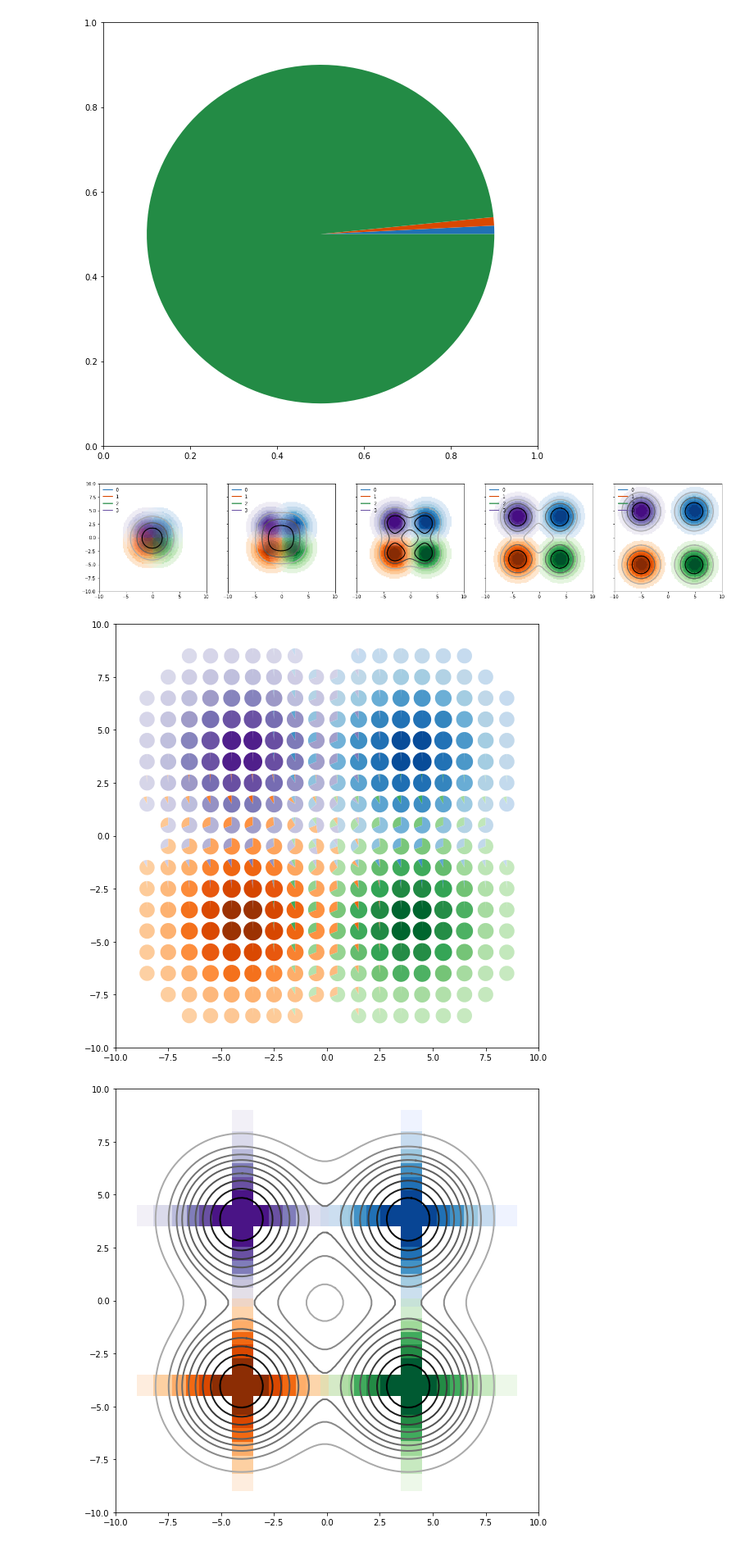
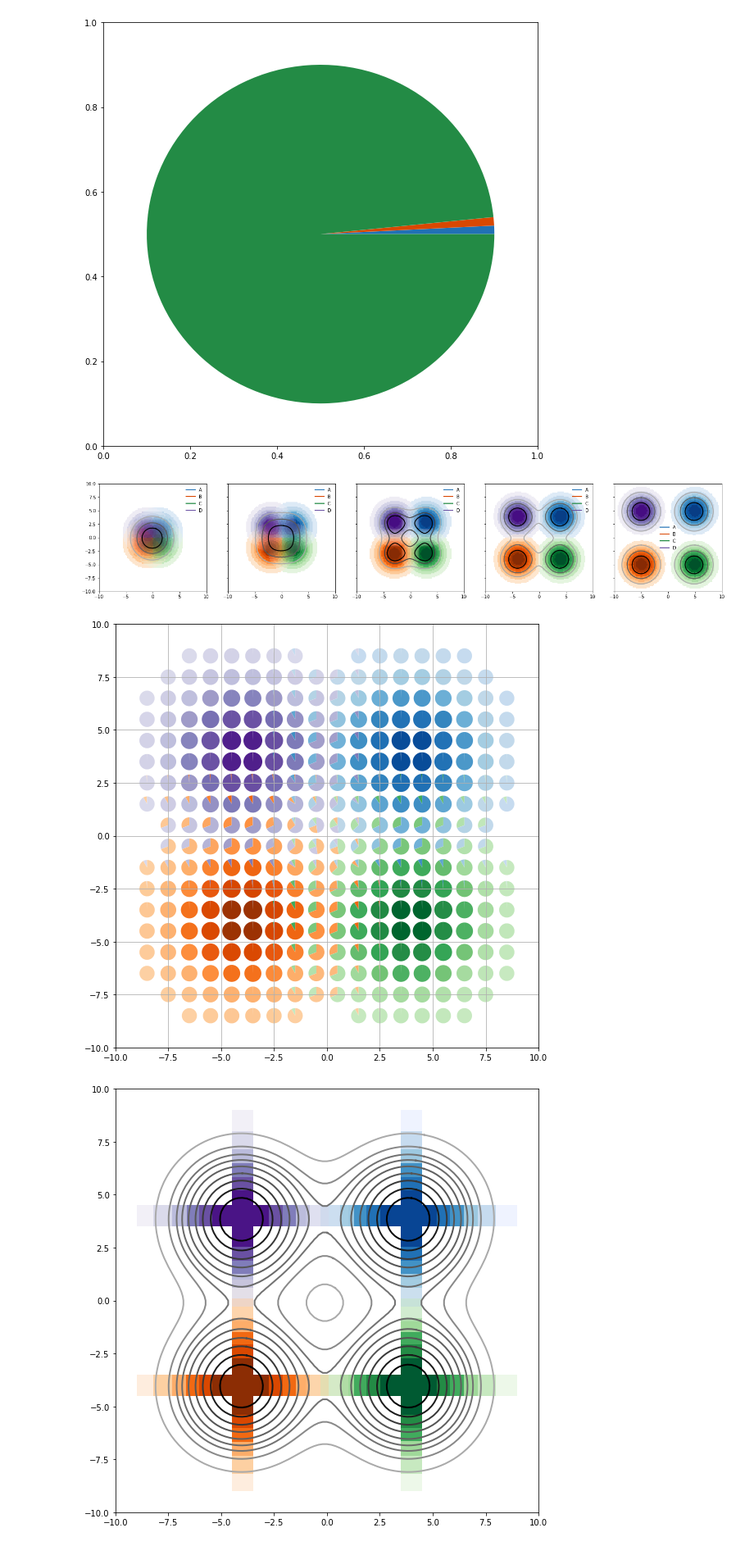
Before and after one commit to asver12/contour-maps-visualization, a Jupyter notebook: examples/Pie-charts.ipynb, the cells around one changed output. Shown at 82% size. Saved outputs shown, nothing was run; the diff lists cells and outputs as text; code cells hidden in the pictures.

```diff
--- a/examples/Pie-charts.ipynb
+++ b/examples/Pie-charts.ipynb
@@ -23,5 +22,5 @@ plt.rcParams['figure.figsize'] = [width, height]
 colorschemes = color_schemes.get_colorbrewer_schemes()
 color_codes = [color_schemes.get_main_color(i)[-1] for i in colorschemes]
 # %%
-z_lists, z_sums, gaussians, color_codes = example_data.generate_four_moving_gaussians(size=100)
+gaussians = example_data.generate_four_moving_gaussians(size=100)
 # %% [output]
@@ -53,12 +52,13 @@ pie_chart_vis.draw_pie(ax, [0.00816257, 0.00816257, 1.,         0.        ], (0.
 # %%
 picture_plot.plot_images(gaussians, contours=True, contour_lines=True, contour_line_level = 2)
 # %% [output]
-[figure, old version]
+[figure, new version]
 # %%
 fig, axis = plt.subplots(1,1)
 picture_plot.plot_image(axis, gaussians[3] , pie_charts=True, pie_num = 20, pie_angle=90, pie_chart_iso_level=40, pie_chart_modus="both")
+axis.grid()
 # %% [output]
-[figure, old version]
+[figure, new version]
 # %%
 fig, axis = plt.subplots(1,1)
 picture_plot.plot_image(axis, gaussians[3], contour_lines=True, contours=False, pie_charts=False, pie_num=25, pie_chart_modus = "light", crosses=True)
```
Also changed, not shown: parts of 10 cells of this notebook, 5 other files.
